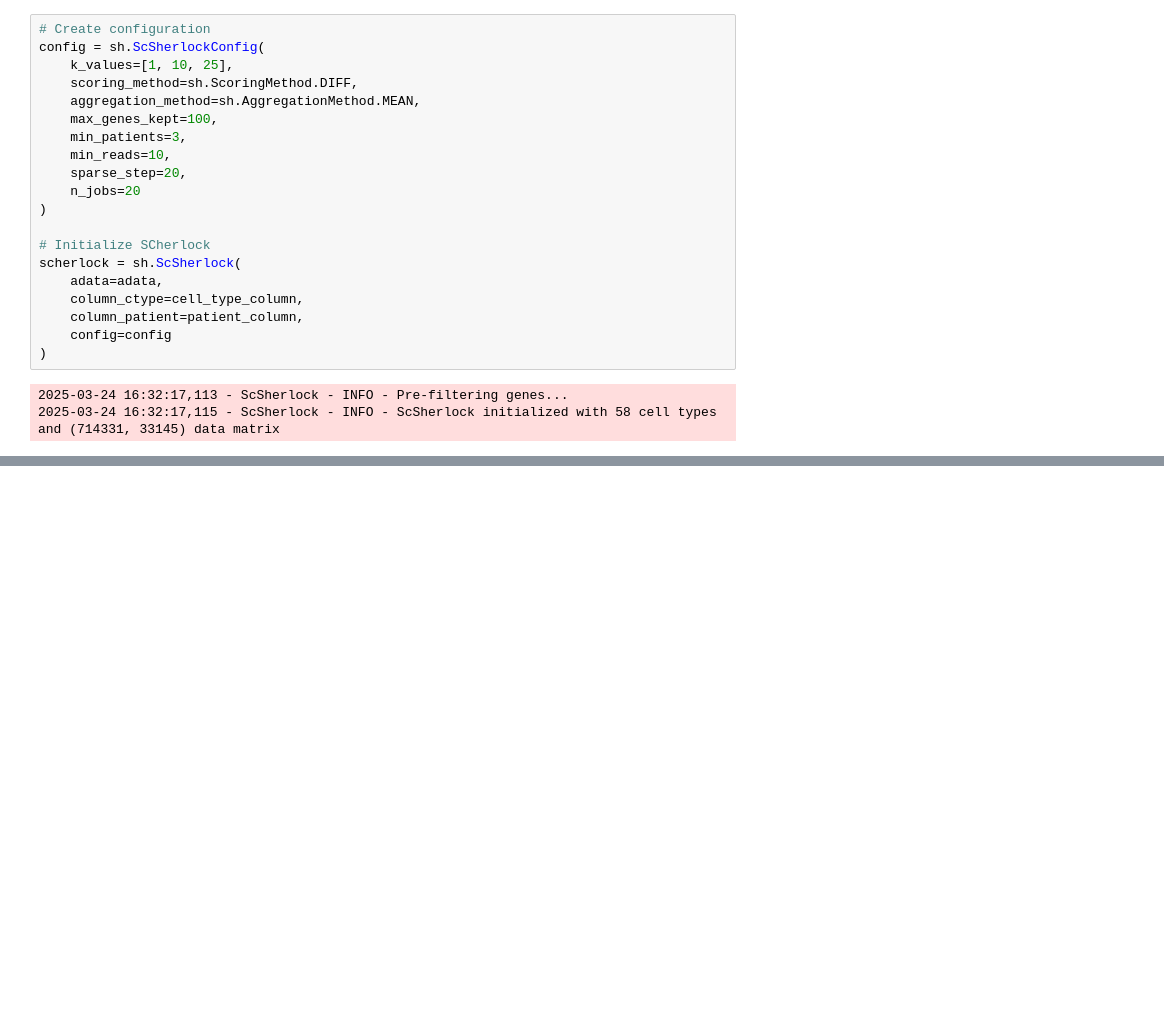
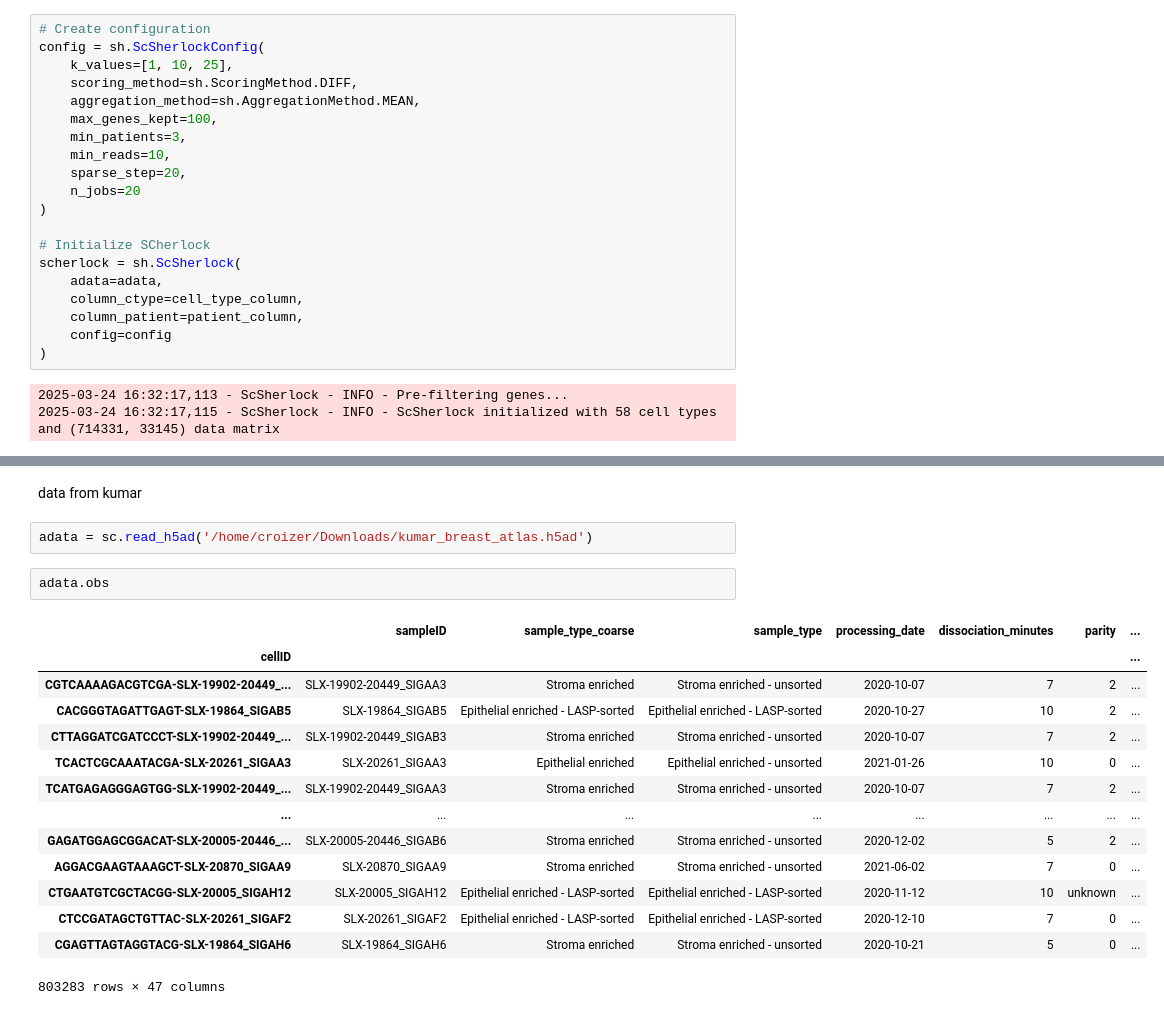
Before and after one commit to HugoCroizer/SCherlock, a Jupyter notebook: Normal_breast_analysis.ipynb, the cells around one changed output, grey strips where cells are left out. Drawn from its saved outputs; the diff is of its cells as text; blank space fills up the shorter version.

```diff
--- a/Normal_breast_analysis.ipynb
+++ b/Normal_breast_analysis.ipynb
@@ -114,0 +102,21 @@ scherlock.plot_marker_heatmap(n_genes=1)
+# %% [markdown]
+data from kumar
+# %%
+adata = sc.read_h5ad('/home/croizer/Downloads/kumar_breast_atlas.h5ad')
+# %%
+adata.obs
+# %% [output]
+|  | sampleID | sample_type_coarse | sample_type | processing_date | dissociation_minutes | parity | ... |
+| cellID |  |  |  |  |  |  | ... |
+| CGTCAAAAGACGTCGA-SLX-19902-20449_... | SLX-19902-20449_SIGAA3 | Stroma enriched | Stroma enriched - unsorted | 2020-10-07 | 7 | 2 | ... |
+| CACGGGTAGATTGAGT-SLX-19864_SIGAB5 | SLX-19864_SIGAB5 | Epithelial enriched - LASP-sorted | Epithelial enriched - LASP-sorted | 2020-10-27 | 10 | 2 | ... |
+| CTTAGGATCGATCCCT-SLX-19902-20449_... | SLX-19902-20449_SIGAB3 | Stroma enriched | Stroma enriched - unsorted | 2020-10-07 | 7 | 2 | ... |
+| TCACTCGCAAATACGA-SLX-20261_SIGAA3 | SLX-20261_SIGAA3 | Epithelial enriched | Epithelial enriched - unsorted | 2021-01-26 | 10 | 0 | ... |
+| TCATGAGAGGGAGTGG-SLX-19902-20449_... | SLX-19902-20449_SIGAA3 | Stroma enriched | Stroma enriched - unsorted | 2020-10-07 | 7 | 2 | ... |
+| ... | ... | ... | ... | ... | ... | ... | ... |
+| GAGATGGAGCGGACAT-SLX-20005-20446_... | SLX-20005-20446_SIGAB6 | Stroma enriched | Stroma enriched - unsorted | 2020-12-02 | 5 | 2 | ... |
+| AGGACGAAGTAAAGCT-SLX-20870_SIGAA9 | SLX-20870_SIGAA9 | Stroma enriched | Stroma enriched - unsorted | 2021-06-02 | 7 | 0 | ... |
+| CTGAATGTCGCTACGG-SLX-20005_SIGAH12 | SLX-20005_SIGAH12 | Epithelial enriched - LASP-sorted | Epithelial enriched - LASP-sorted | 2020-11-12 | 10 | unknown | ... |
+| CTCCGATAGCTGTTAC-SLX-20261_SIGAF2 | SLX-20261_SIGAF2 | Epithelial enriched - LASP-sorted | Epithelial enriched - LASP-sorted | 2020-12-10 | 7 | 0 | ... |
+| CGAGTTAGTAGGTACG-SLX-19864_SIGAH6 | SLX-19864_SIGAH6 | Stroma enriched | Stroma enriched - unsorted | 2020-10-21 | 5 | 0 | ... |
+803283 rows × 47 columns
```
Also changed, not shown: parts of 10 cells of this notebook, 28 other files.
